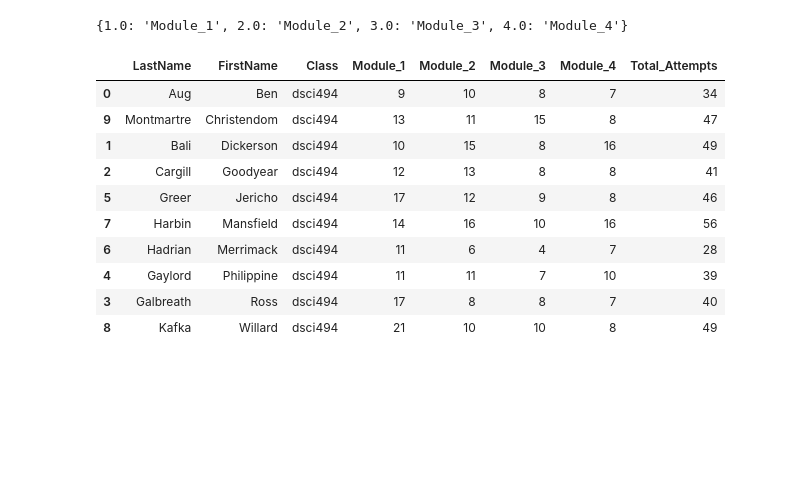
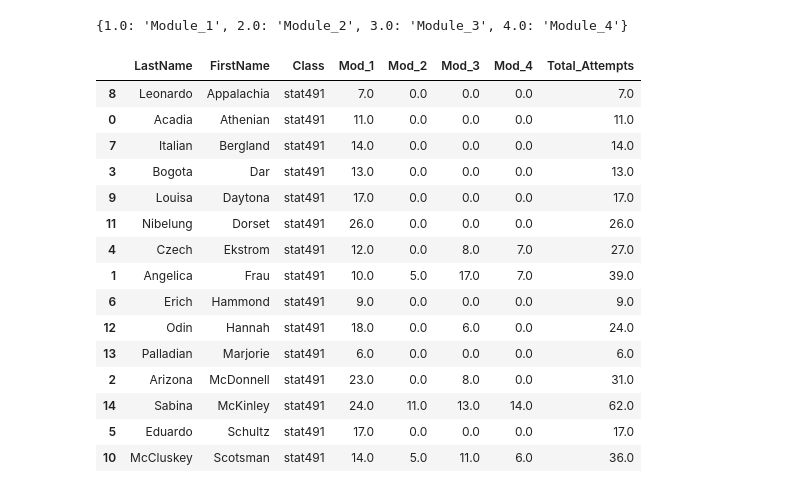
Before and after one commit to reaganbuske/DSCI430, a Jupyter notebook: lab_9_summarizing_attendance_and_practice_attempts_RB.ipynb, the cells around one changed output. Drawn from its saved outputs; the diff is of its cells as text; code cells hidden in the pictures; blank space fills up the shorter version.

```diff
--- a/lab_9_summarizing_attendance_and_practice_attempts_RB.ipynb
+++ b/lab_9_summarizing_attendance_and_practice_attempts_RB.ipynb
@@ -120,30 +162,41 @@ rename
 # %% [output]
 {1.0: 'Module_1', 2.0: 'Module_2', 3.0: 'Module_3', 4.0: 'Module_4'}
 # %%
+from more_dfply import ifelse
 def practsum (classid, df):
     return (df
             >> select(X.FirstName, X.LastName, X.Module, X['Attempt #'], X.Class, X.Category)
             >> filter_by(X.Class == classid, X.Category == 'Practice')
             >> group_by(X.Class, X.FirstName, X.LastName, X.Module)
             >> summarize(Module_max = X['Attempt #'].max())
             >> mutate(TempMod = X.Module.map(rename))
             >> drop(X.Module)
             >> spread(X.TempMod, X.Module_max)
+            >> mutate(Mod_1 = X.Module_1)
+            >> mutate(Mod_2 = ifelse(X.Module_2.isna(), 0, X.Module_2))
+            >> mutate(Mod_3 = ifelse(X.Module_3.isna(), 0, X.Module_3))
+            >> mutate(Mod_4 = ifelse(X.Module_4.isna(), 0, X.Module_4))
+            >> drop(X.Module_1, X.Module_2, X.Module_3, X.Module_4)
             >> group_by(X.FirstName, X.LastName)
-            >> mutate(Total_Attempts = X.Module_1 + X.Module_2 + X.Module_3 + X.Module_4)
+            >> mutate(Total_Attempts = X.Mod_1 + X.Mod_2 + X.Mod_3 + X.Mod_4)
             #>> drop(X.Class)
            )
-practsum('dsci494', df)
+practsum('stat491', df)
 # %% [output]
-|  | LastName | FirstName | Class | Module_1 | Module_2 | Module_3 | Module_4 | Total_Attempts |
-| 0 | Aug | Ben | dsci494 | 9 | 10 | 8 | 7 | 34 |
-| 9 | Montmartre | Christendom | dsci494 | 13 | 11 | 15 | 8 | 47 |
-| 1 | Bali | Dickerson | dsci494 | 10 | 15 | 8 | 16 | 49 |
-| 2 | Cargill | Goodyear | dsci494 | 12 | 13 | 8 | 8 | 41 |
-| 5 | Greer | Jericho | dsci494 | 17 | 12 | 9 | 8 | 46 |
-| 7 | Harbin | Mansfield | dsci494 | 14 | 16 | 10 | 16 | 56 |
-| 6 | Hadrian | Merrimack | dsci494 | 11 | 6 | 4 | 7 | 28 |
-| 4 | Gaylord | Philippine | dsci494 | 11 | 11 | 7 | 10 | 39 |
-| 3 | Galbreath | Ross | dsci494 | 17 | 8 | 8 | 7 | 40 |
-| 8 | Kafka | Willard | dsci494 | 21 | 10 | 10 | 8 | 49 |
+|  | LastName | FirstName | Class | Mod_1 | Mod_2 | Mod_3 | Mod_4 | Total_Attempts |
+| 8 | Leonardo | Appalachia | stat491 | 7.0 | 0.0 | 0.0 | 0.0 | 7.0 |
+| 0 | Acadia | Athenian | stat491 | 11.0 | 0.0 | 0.0 | 0.0 | 11.0 |
+| 7 | Italian | Bergland | stat491 | 14.0 | 0.0 | 0.0 | 0.0 | 14.0 |
+| 3 | Bogota | Dar | stat491 | 13.0 | 0.0 | 0.0 | 0.0 | 13.0 |
+| 9 | Louisa | Daytona | stat491 | 17.0 | 0.0 | 0.0 | 0.0 | 17.0 |
+| 11 | Nibelung | Dorset | stat491 | 26.0 | 0.0 | 0.0 | 0.0 | 26.0 |
+| 4 | Czech | Ekstrom | stat491 | 12.0 | 0.0 | 8.0 | 7.0 | 27.0 |
+| 1 | Angelica | Frau | stat491 | 10.0 | 5.0 | 17.0 | 7.0 | 39.0 |
+| 6 | Erich | Hammond | stat491 | 9.0 | 0.0 | 0.0 | 0.0 | 9.0 |
+| 12 | Odin | Hannah | stat491 | 18.0 | 0.0 | 6.0 | 0.0 | 24.0 |
+| 13 | Palladian | Marjorie | stat491 | 6.0 | 0.0 | 0.0 | 0.0 | 6.0 |
+| 2 | Arizona | McDonnell | stat491 | 23.0 | 0.0 | 8.0 | 0.0 | 31.0 |
+| 14 | Sabina | McKinley | stat491 | 24.0 | 11.0 | 13.0 | 14.0 | 62.0 |
+| 5 | Eduardo | Schultz | stat491 | 17.0 | 0.0 | 0.0 | 0.0 | 17.0 |
+| 10 | McCluskey | Scotsman | stat491 | 14.0 | 5.0 | 11.0 | 6.0 | 36.0 |
 # %%
```
Also changed, not shown: parts of 5 cells of this notebook.
